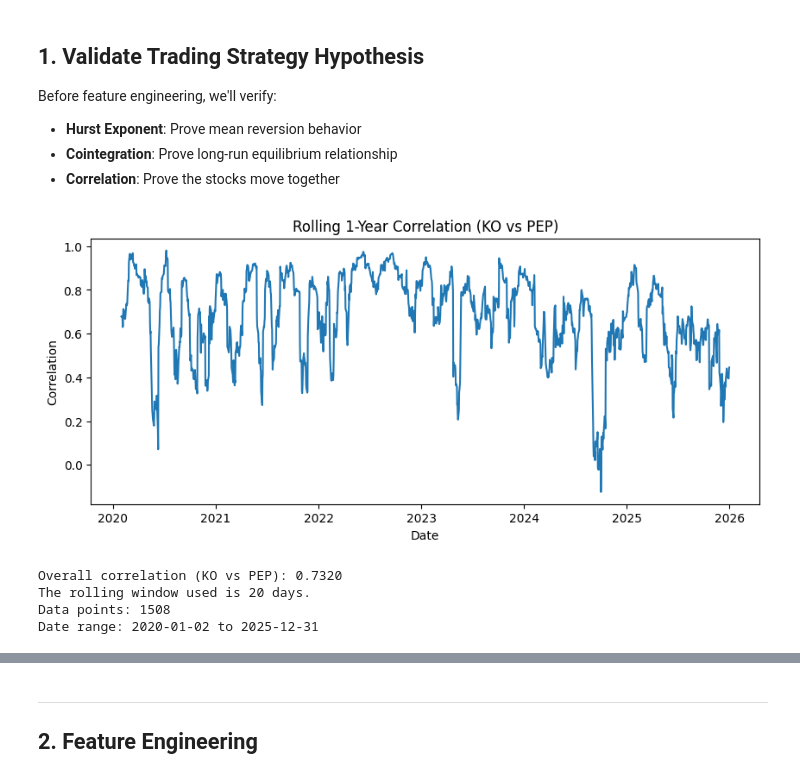
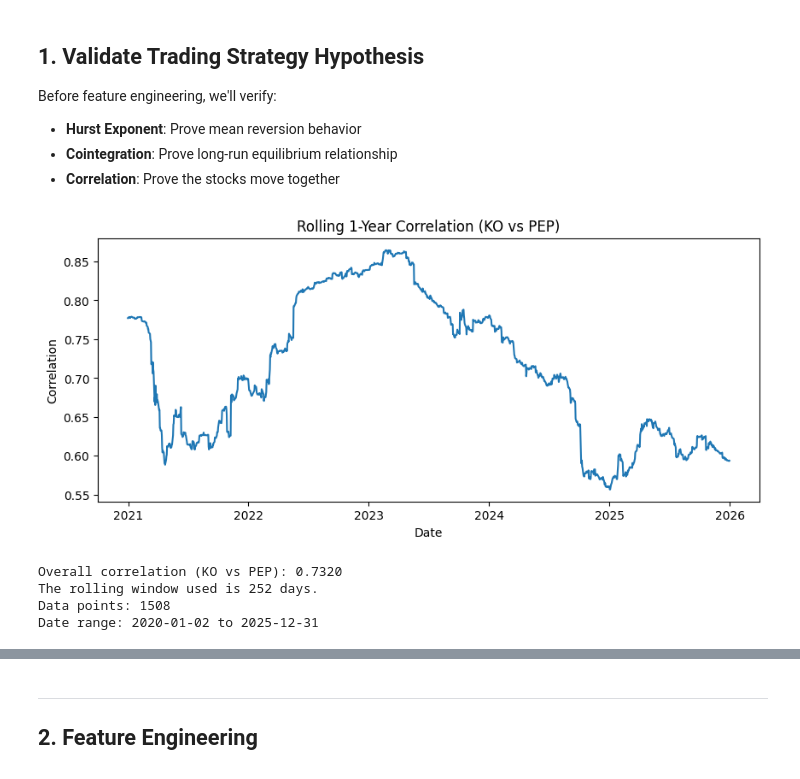
Before and after one commit to JustinLUk11880/A-Supervised-Machine-Learning-Pairs-Trading-Strategy-Classification-Model-, a Jupyter notebook: notebooks/02_feature_engineering.ipynb, the cells around one changed output, grey strips where cells are left out. Drawn from its saved outputs; the diff is of its cells as text; code cells hidden in the pictures.

Commit message:
fix(cointegration): add sanity checks and plotting fixes in notebook

```diff
--- a/notebooks/02_feature_engineering.ipynb
+++ b/notebooks/02_feature_engineering.ipynb
@@ -55,7 +56,7 @@ def rolling_correlation(x, y, window):
 
     return output
 
-window = 20
+window = 252
 data_rolling_correlation = rolling_correlation(return1, return2, window)
 rolling_corr_series = pd.Series(data_rolling_correlation, index=dates, name="rolling_corr_252d")
 rolling_corr_series.tail()
@@ -65,35 +66,35 @@ plt.figure(figsize=(10, 4))
 plt.plot(rolling_corr_series.index, rolling_corr_series.values)
 plt.title("Rolling 1-Year Correlation (KO vs PEP)")
 plt.xlabel("Date")
 plt.ylabel("Correlation")
 plt.show()
 
 # Compute the overall correlation
 def overall_correlation(x, y):
     n = len(x)
 
     x_mean = np.mean(x)
     y_mean = np.mean(y)
 
     dx = x - x_mean
     dy = y - y_mean
 
     covariance = np.dot(dx, dy)/(n - 1)
     std_x = np.std(x, ddof=1)
     std_y = np.std(y, ddof=1)
     if (std_x > 0 and std_y > 0):
         return covariance / (std_x * std_y)
     else:
         return np.nan
 
 corr = overall_correlation(return1, return2)
 print(f"Overall correlation (KO vs PEP): {corr:.4f}")
 print(f"The rolling window used is {window} days.")
 print(f"Data points: {len(price1)}")
 print(f"Date range: {prices.index[0].date()} to {prices.index[-1].date()}")
 # %% [output]
-[figure, old version]
+[figure, new version]
 Overall correlation (KO vs PEP): 0.7320
-The rolling window used is 20 days.
+The rolling window used is 252 days.
 Data points: 1508
 Date range: 2020-01-02 to 2025-12-31
```
Also changed, not shown: parts of 5 cells of this notebook.
